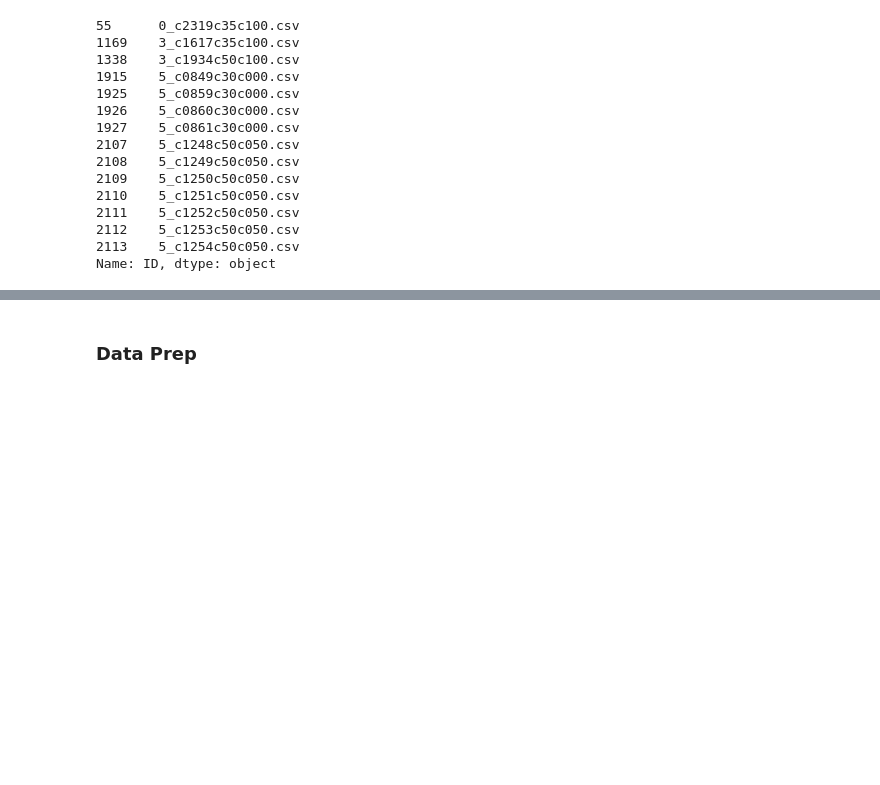
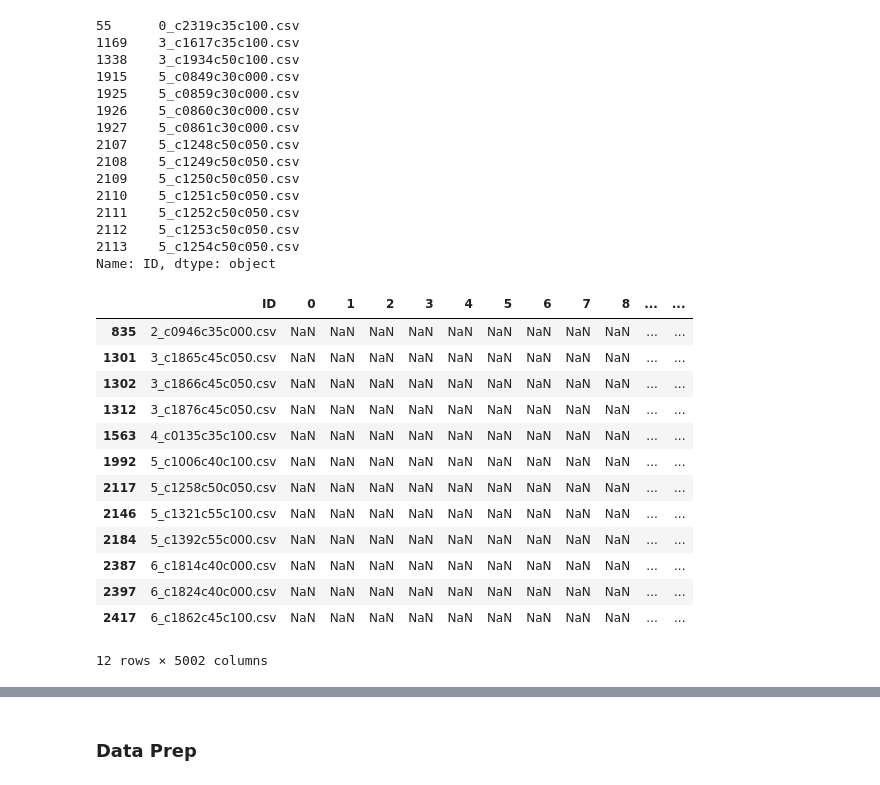
Before and after one commit to KLohithSaradhi/Induction-Motor-Fault-Classification, a Jupyter notebook: model.ipynb, the cells around one changed output, grey strips where cells are left out. Cells and saved outputs as stored; diff of their text form; code cells hidden in the pictures; blank space fills up the shorter version.

```diff
--- a/model.ipynb
+++ b/model.ipynb
@@ -54,6 +54,23 @@ Name: ID, dtype: object
 # %%
 finite_X = X.drop(np.where(np.max(fft) == np.inf)[0])
 finite_Y = Y.drop(np.where(np.max(fft) == np.inf)[0])
+# %%
+finite_X.iloc[np.where(finite_X.isna().any(axis = 1))[0]]
+# %% [output]
+|  | ID | 0 | 1 | 2 | 3 | 4 | 5 | 6 | 7 | 8 | ... | ... |
+| 835 | 2_c0946c35c000.csv | NaN | NaN | NaN | NaN | NaN | NaN | NaN | NaN | NaN | ... | ... |
+| 1301 | 3_c1865c45c050.csv | NaN | NaN | NaN | NaN | NaN | NaN | NaN | NaN | NaN | ... | ... |
+| 1302 | 3_c1866c45c050.csv | NaN | NaN | NaN | NaN | NaN | NaN | NaN | NaN | NaN | ... | ... |
+| 1312 | 3_c1876c45c050.csv | NaN | NaN | NaN | NaN | NaN | NaN | NaN | NaN | NaN | ... | ... |
+| 1563 | 4_c0135c35c100.csv | NaN | NaN | NaN | NaN | NaN | NaN | NaN | NaN | NaN | ... | ... |
+| 1992 | 5_c1006c40c100.csv | NaN | NaN | NaN | NaN | NaN | NaN | NaN | NaN | NaN | ... | ... |
+| 2117 | 5_c1258c50c050.csv | NaN | NaN | NaN | NaN | NaN | NaN | NaN | NaN | NaN | ... | ... |
+| 2146 | 5_c1321c55c100.csv | NaN | NaN | NaN | NaN | NaN | NaN | NaN | NaN | NaN | ... | ... |
+| 2184 | 5_c1392c55c000.csv | NaN | NaN | NaN | NaN | NaN | NaN | NaN | NaN | NaN | ... | ... |
+| 2387 | 6_c1814c40c000.csv | NaN | NaN | NaN | NaN | NaN | NaN | NaN | NaN | NaN | ... | ... |
+| 2397 | 6_c1824c40c000.csv | NaN | NaN | NaN | NaN | NaN | NaN | NaN | NaN | NaN | ... | ... |
+| 2417 | 6_c1862c45c100.csv | NaN | NaN | NaN | NaN | NaN | NaN | NaN | NaN | NaN | ... | ... |
+12 rows × 5002 columns
 # %%
 finite_Y = finite_Y.drop(np.where(finite_X.isna().any(axis = 1))[0])
 finite_X = finite_X.drop(np.where(finite_X.isna().any(axis = 1))[0])
```
Also changed, not shown: parts of 16 cells of this notebook.
